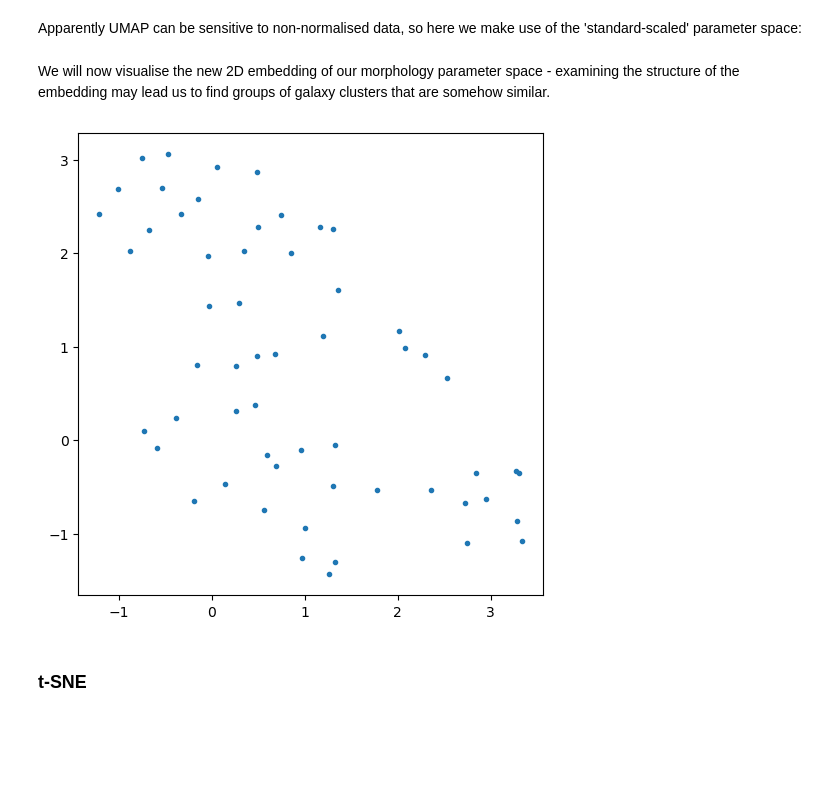
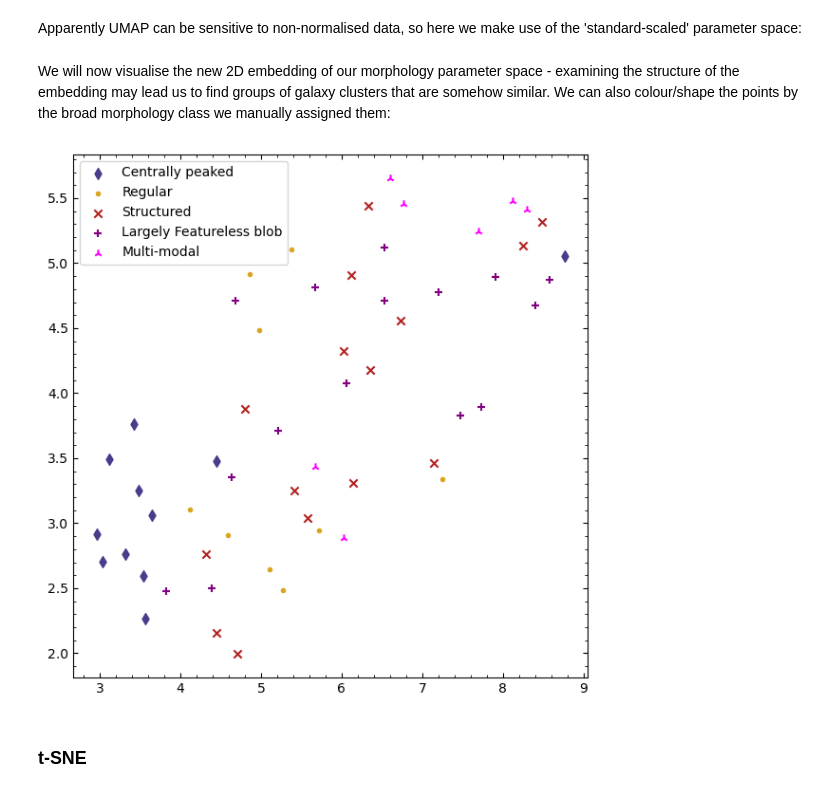
Before and after one commit to LoVoCCS/X-LoVoCCS-Analyses, a Jupyter notebook: notebooks/positions_and_morphology/whole_morphology_parameter_space.ipynb, the cells around one changed output. Drawn from its saved outputs; the diff is of its cells as text; code cells hidden in the pictures; blank space fills up the shorter version.

```diff
--- a/notebooks/positions_and_morphology/whole_morphology_parameter_space.ipynb
+++ b/notebooks/positions_and_morphology/whole_morphology_parameter_space.ipynb
@@ -40,6 +45,16 @@ Here we set up any values that are useful to several parts of the analysis in th
 # These are the random states used for dimensionality reduction
 umap_rand_state = 4059
 tsne_rand_state = 907
+
+# Overarching manual broad morphology classes
+BROAD_CLASS = {"CeP": "Centrally peaked", "R": "Regular", "S": "Structured", "LFB": "Largely featureless blob", 'MM': "Multi-modal"}
+# Manual morphology class colours
+CLASS_COLOURS = {'CeP': "darkslateblue", 'R': 'goldenrod', 'S': 'firebrick', 'LFB': 'purple', 'MM': 'fuchsia',
+                  np.nan: 'black'}
+# In an effort to make the histograms easier to interpret, we'll set up a linestyle for each class as well
+CLASS_HIST_LS = {'CeP': "solid", 'R': 'dashed', 'S': 'dotted', 'LFB': 'dashdot', 'MM': 'dotted'}
+# In the same vein, we'll give each class its own marker as well
+CLASS_MARKERS = {'CeP': "d", 'R': '.', 'S': 'x', 'LFB': '+', 'MM': '2'}
 # %% [markdown]
 ## Output paths
 # %% [markdown]
@@ -78,0 +97,4 @@ xlovoccs_base.head(6)
+# %%
+morphlab_path = "../../outputs/result_files/positions_and_morphology/manual_morphology_classification_modifiers_notes.csv"
+xlovoccs_morphlab = pd.read_csv(morphlab_path).drop(columns=['LoVoCCSID', 'parent_LoVoCCSID'])
+xlovoccs_morphlab.head(6)
@@ -156,6 +186,7 @@ xlovoccs_axrat.head(6)
 ### Combining tables
 # %%
 xlovoccs_samp = pd.merge(xlovoccs_base, xlovoccs_align, left_on='name', right_on='name', how='outer')
+xlovoccs_samp = pd.merge(xlovoccs_samp, xlovoccs_morphlab, left_on='name', right_on='name', how='outer')
 xlovoccs_samp = pd.merge(xlovoccs_samp, xlovoccs_sep, left_on='name', right_on='name', how='outer')
 xlovoccs_samp = pd.merge(xlovoccs_samp, xlovoccs_para_perp_sep, left_on='name', right_on='name', how='outer')
 xlovoccs_samp = pd.merge(xlovoccs_samp, xlovoccs_morph, left_on='name', right_on='name', how='outer')
@@ -297,11 +426,22 @@ To search for patterns, or similar galaxy clusters, in a semi-high dimensional p
 
 First, we prepare the data that we wish to use, dropping any galaxy clusters that have NaN entries for any parameters - we also use a scaling tool that transforms the input data to have mean of zero, and variance of one, as some machine-learning approaches require this.
 # %%
-all_data = xlovoccs_samp[['name']+par_names].copy()
-all_data = all_data.dropna()
+# Make a copy of the relevant information we have loaded in
+all_data = xlovoccs_samp[['name', 'morph_class', 'morph_class_modifiers'] + par_names].copy()
+all_data = all_data.dropna(subset=par_names)
 
+# Read out the names (we do this because we dropped nan entries from the X-LoVoCCS sample df, so we
+#  can't just read the names out of there)
 rel_names = all_data['name'].values
 del all_data['name']
+
+# And read out the morphology labels we manually assigned
+rel_morph_class = all_data['morph_class'].values
+del all_data['morph_class']
+
+# And read out the modifiers we may have assigned to the broader morphology class
+rel_morph_mods = all_data['morph_class_modifiers'].values
+del all_data['morph_class_modifiers']
 
 all_data = all_data.values
 
@@ -314,13 +454,23 @@ Apparently UMAP can be sensitive to non-normalised data, so here we make use of
 umap_dim_red = umap.UMAP(random_state=umap_rand_state)
 umap_reduced = umap_dim_red.fit_transform(scaled_data)
 # %% [markdown]
-We will now visualise the new 2D embedding of our morphology parameter space - examining the structure of the embedding may lead us to find groups of galaxy clusters that are somehow similar.
+We will now visualise the new 2D embedding of our morphology parameter space - examining the structure of the embedding may lead us to find groups of galaxy clusters that are somehow similar. We can also colour/shape the points by the broad morphology class we manually assigned them:
 # %%
 plt.figure(figsize=(6, 6))
-plt.plot(umap_reduced[:, 0], umap_reduced[:, 1], '.')
+plt.minorticks_on()
+plt.tick_params(which='both', direction='in', top=True, right=True)
+
+# plt.plot(umap_reduced[:, 0], umap_reduced[:, 1], '.')
+for morph_class, rel_marker in CLASS_MARKERS.items():
+    rel_data_msk = rel_morph_class == morph_class
+    plt.scatter(umap_reduced[rel_data_msk, 0], umap_reduced[rel_data_msk, 1], c=CLASS_COLOURS[morph_class],
+                marker=rel_marker, label=BROAD_CLASS[morph_class])
+
+plt.legend()
+plt.tight_layout()
 plt.show()
 # %% [output]
-[figure, old version]
+[figure, new version]
 # %% [markdown]
 ### t-SNE
 # %% [markdown]
```
Also changed, not shown: parts of 35 cells of this notebook.
